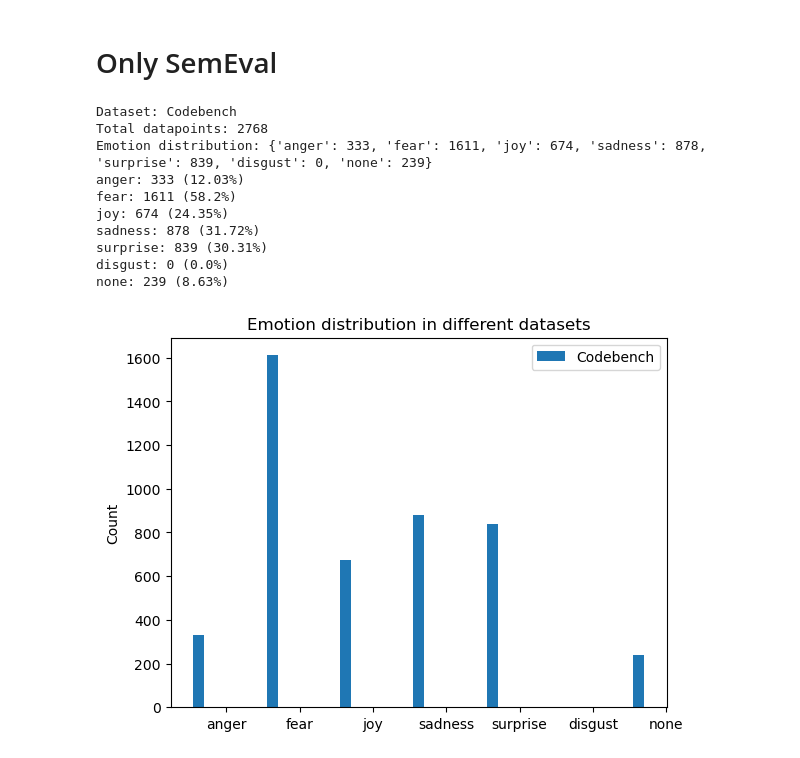
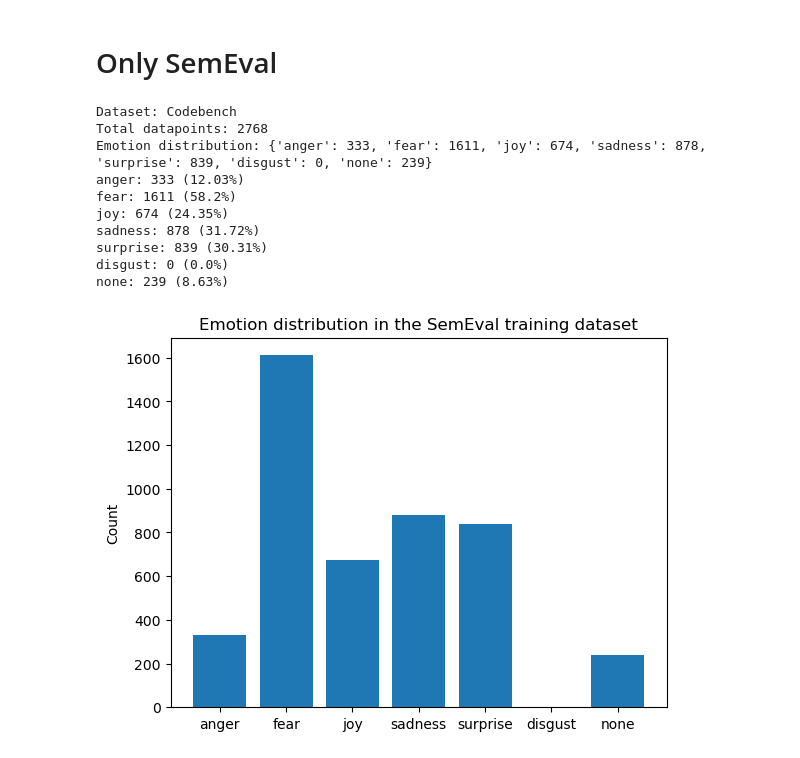
Before and after one commit to kruegercharles/LLM-SemEval, a Jupyter notebook: graphics.ipynb, the cells around one changed output. Cells and saved outputs as stored; diff of their text form; code cells hidden in the pictures.

```diff
--- a/graphics.ipynb
+++ b/graphics.ipynb
@@ -32,7 +32,7 @@ datasets.append(
 )
 datasets.append(Dataset("Go-Emotions", "data/go_emotions/parsed_data.json"))
 datasets.append(Dataset("Merged Dataset", "data/merged_data.json"))
-# datasets.append( Dataset("Custom 15k Dataset", "data/data_15k.json"))
+datasets.append(Dataset("Custom 15k Dataset", "data/data_15k.json"))
 
 
 for dataset in datasets:
@@ -46,7 +46,7 @@ for dataset in datasets:
 
     sum = len(dataset.data)
     for emotion in dataset.emotion_counter:
-        percentage = round(dataset.emotion_counter[emotion] / sum * 100, 2)
+        percentage = round(dataset.emotion_counter[emotion] / sum * 100, None)
         print(f"{emotion}: {dataset.emotion_counter[emotion]} ({percentage}%)")
 
 
@@ -129,45 +136,44 @@ dataset = Dataset("Codebench", "data/codabench_data/train/eng_a_parsed.json")
 
 print("\nDataset:", dataset.name)
 for entry in dataset.data:
     for emotion in entry["emotions"]:
         dataset.emotion_counter[emotion] += 1
 
 print("Total datapoints:", len(dataset.data))
 print("Emotion distribution:", dataset.emotion_counter)
 
 sum = len(dataset.data)
 for emotion in dataset.emotion_counter:
     percentage = round(dataset.emotion_counter[emotion] / sum * 100, 2)
     print(f"{emotion}: {dataset.emotion_counter[emotion]} ({percentage}%)")
 
 
-# display the distribution of the emotions for each dataset as a single bar chart
+# display the distribution of the emotions for each dataset as a bar chart
 fig, ax = plt.subplots()
-bar_width = 0.15
-index = np.arange(len(EMOTION_LABELS))
+index = np.arange(len(dataset.emotion_counter))
+emotion_counts = [
+    dataset.emotion_counter[emotion] for emotion in dataset.emotion_counter
+]
+ax.bar(index, emotion_counts)
+ax.set_xticks(index)
+ax.set_xticklabels(dataset.emotion_counter.keys())
+ax.set_ylabel("Count")
+ax.set_title("Emotion distribution in the SemEval training dataset")
 
-emotion_counts = [dataset.emotion_counter[emotion] for emotion in EMOTION_LABELS]
-ax.bar(index + i * bar_width, emotion_counts, bar_width, label=dataset.name)
-
-ax.set_ylabel("Count")
-ax.set_title("Emotion distribution in different datasets")
-ax.set_xticks(index + bar_width * 2.5)
-ax.set_xticklabels(EMOTION_LABELS)
-ax.legend()
-plt.show()
 
 # save under name "distribution.png"
-# plt.savefig("distribution.png")
-# FIXME
+plt.savefig("distribution-semeval.png")
+
+plt.show()
 # %% [output]
 Dataset: Codebench
 Total datapoints: 2768
 Emotion distribution: {'anger': 333, 'fear': 1611, 'joy': 674, 'sadness': 878, 'surprise': 839, 'disgust': 0, 'none': 239}
 anger: 333 (12.03%)
 fear: 1611 (58.2%)
 joy: 674 (24.35%)
 sadness: 878 (31.72%)
 surprise: 839 (30.31%)
 disgust: 0 (0.0%)
 none: 239 (8.63%)
-[figure, old version]
+[figure, new version]
```
Also changed, not shown: parts of 1 cell of this notebook, 1 other file.
